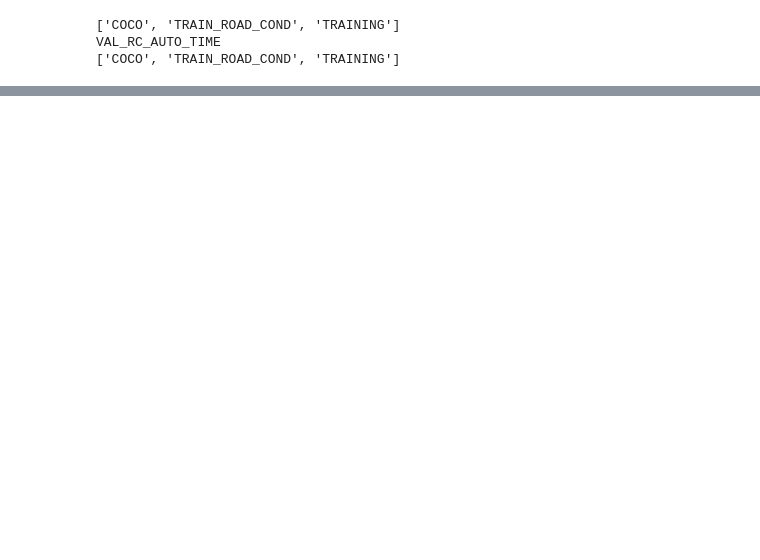
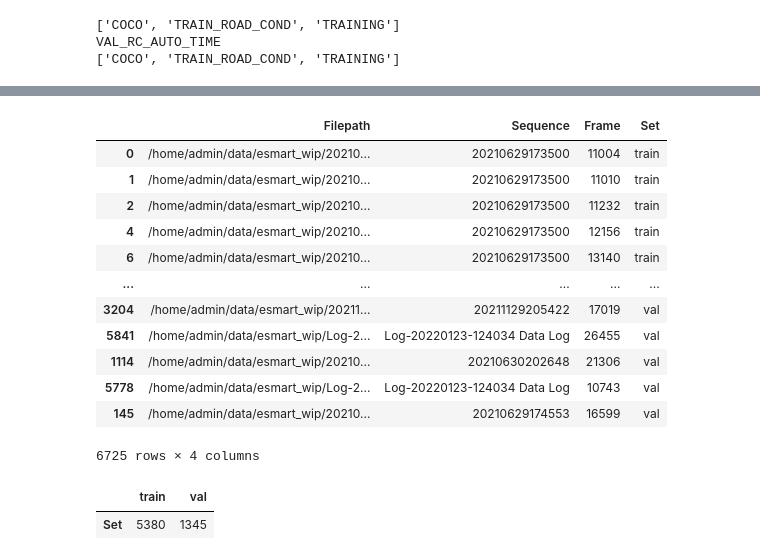
Before and after one commit to Seeeeeyo/yolov5_multitask, a Jupyter notebook: notebooks/Fiftyone - Split DataSet - Many Approaches.ipynb, the cells around one changed output, grey strips where cells are left out. Cells and saved outputs as stored; diff of their text form; code cells hidden in the pictures; blank space fills up the shorter version.

```diff
--- a/notebooks/Fiftyone - Split DataSet - Many Approaches.ipynb
+++ b/notebooks/Fiftyone - Split DataSet - Many Approaches.ipynb
@@ -273,0 +463,4 @@ VAL_RC_AUTO_TIME
+# %%
+#sequences_df.to_csv('sequences.csv', header=None)
+random_set_df = sequences_df
+random_set_df.head()
@@ -273,0 +474,6 @@ VAL_RC_AUTO_TIME
+# %%
+rand_val_set = random_set_df.sample(frac=0.2, replace=False)  # random frames in validation set using a %
+rand_val_set['Set'] = 'val'
+# %%
+rand_train_set = random_set_df.loc[~random_set_df.index.isin(rand_val_set.index)]
+rand_train_set['Set'] = 'train'
@@ -273,0 +507,25 @@ VAL_RC_AUTO_TIME
+# %%
+frames_to_concat = [rand_train_set, rand_val_set]
+random_split = pd.concat(frames_to_concat)
+random_split
+# %% [output]
+|  | Filepath | Sequence | Frame | Set |
+| 0 | /home/admin/data/esmart_wip/20210... | 20210629173500 | 11004 | train |
+| 1 | /home/admin/data/esmart_wip/20210... | 20210629173500 | 11010 | train |
+| 2 | /home/admin/data/esmart_wip/20210... | 20210629173500 | 11232 | train |
+| 4 | /home/admin/data/esmart_wip/20210... | 20210629173500 | 12156 | train |
+| 6 | /home/admin/data/esmart_wip/20210... | 20210629173500 | 13140 | train |
+| ... | ... | ... | ... | ... |
+| 3204 | /home/admin/data/esmart_wip/20211... | 20211129205422 | 17019 | val |
+| 5841 | /home/admin/data/esmart_wip/Log-2... | Log-20220123-124034 Data Log | 26455 | val |
+| 1114 | /home/admin/data/esmart_wip/20210... | 20210630202648 | 21306 | val |
+| 5778 | /home/admin/data/esmart_wip/Log-2... | Log-20220123-124034 Data Log | 10743 | val |
+| 145 | /home/admin/data/esmart_wip/20210... | 20210629174553 | 16599 | val |
+6725 rows × 4 columns
+# %%
+count_split = random_split['Set'].value_counts()
+df_count = pd.DataFrame(count_split).transpose()
+df_count
+# %% [output]
+|  | train | val |
+| Set | 5380 | 1345 |
```
Also changed, not shown: parts of 38 cells of this notebook, 1 other file.
